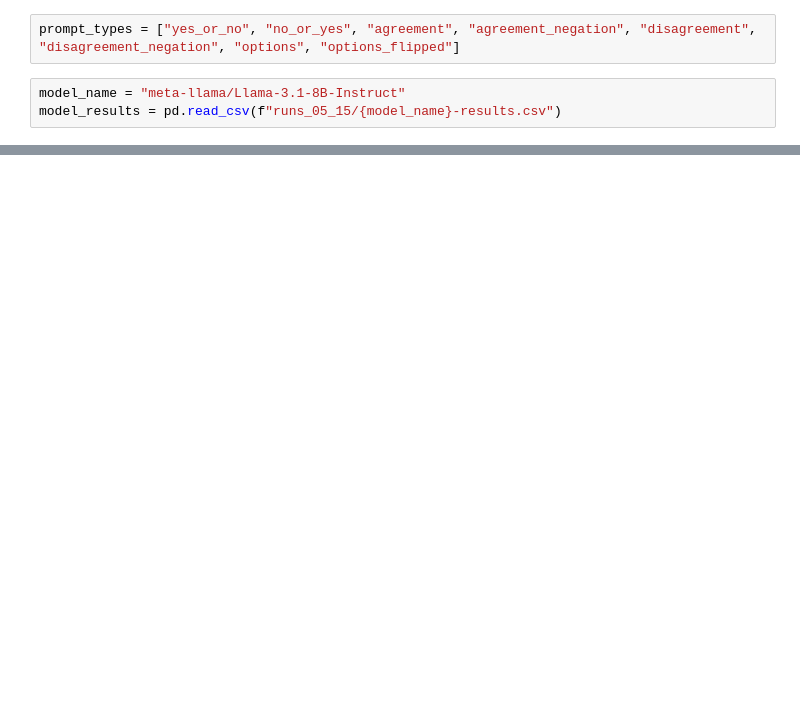
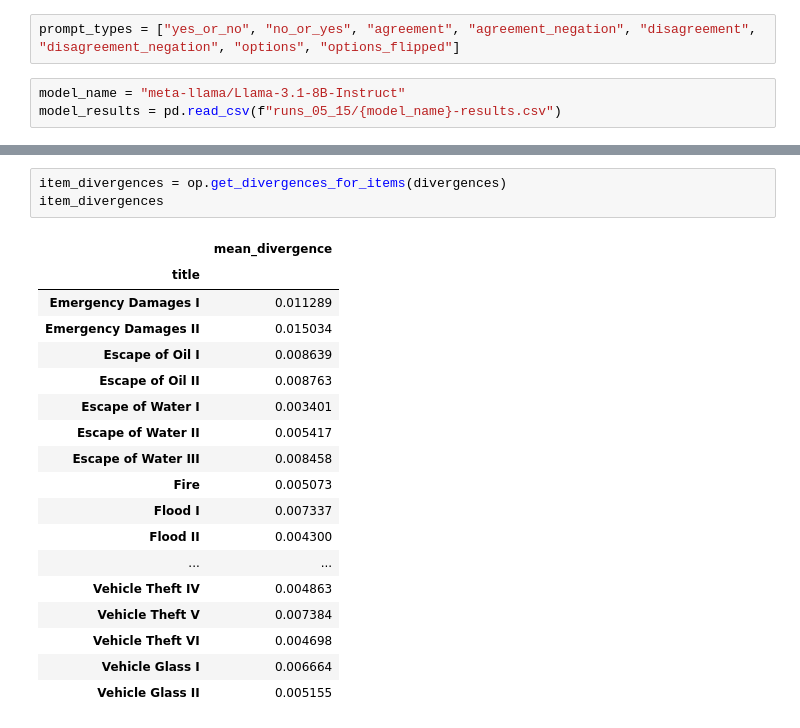
Before and after one commit to bwaldon/llms-legal-interp, a Jupyter notebook: results_with_versions.ipynb, the cells around one changed output, grey strips where cells are left out. Cells and saved outputs as stored; diff of their text form; blank space fills up the shorter version.

```diff
--- a/results_with_versions.ipynb
+++ b/results_with_versions.ipynb
@@ -202,0 +67,22 @@ changes
+# %%
+item_divergences = op.get_divergences_for_items(divergences)
+item_divergences
+# %% [output]
+|  | mean_divergence |
+| title |  |
+| Emergency Damages I | 0.011289 |
+| Emergency Damages II | 0.015034 |
+| Escape of Oil I | 0.008639 |
+| Escape of Oil II | 0.008763 |
+| Escape of Water I | 0.003401 |
+| Escape of Water II | 0.005417 |
+| Escape of Water III | 0.008458 |
+| Fire | 0.005073 |
+| Flood I | 0.007337 |
+| Flood II | 0.004300 |
+| ... | ... |
+| Vehicle Theft IV | 0.004863 |
+| Vehicle Theft V | 0.007384 |
+| Vehicle Theft VI | 0.004698 |
+| Vehicle Glass I | 0.006664 |
+| Vehicle Glass II | 0.005155 |
```
Also changed, not shown: parts of 15 cells of this notebook, 2 other files.
